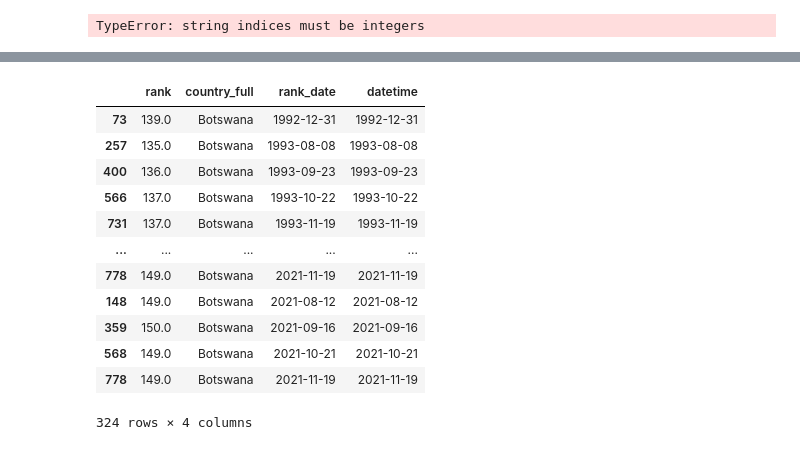
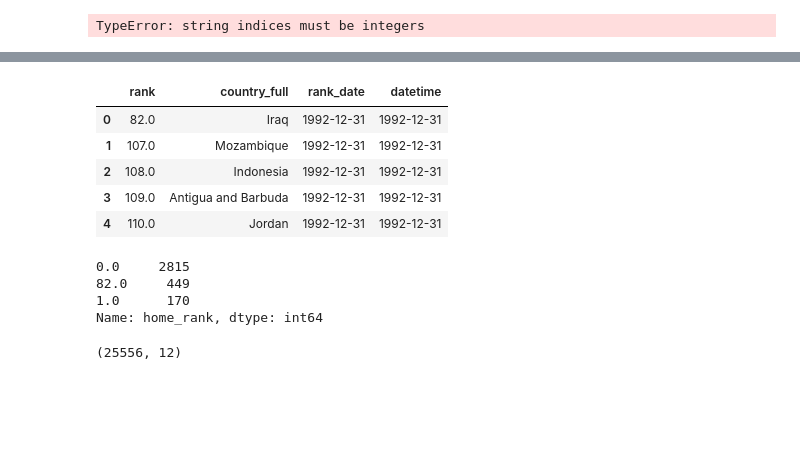
Before and after one commit to ajoneal/world-cup-qualifying-predictor, a Jupyter notebook: data-collection.ipynb, the cells around one changed output, grey strips where cells are left out. Cells and saved outputs as stored; diff of their text form; code cells hidden in the pictures; blank space fills up the shorter version.

```diff
--- a/data-collection.ipynb
+++ b/data-collection.ipynb
@@ -276,16 +283,20 @@ results.head(60)
-# %%
-rankings[rankings['country_full'].str.contains('Botswana')]
-# %% [output]
-|  | rank | country_full | rank_date | datetime |
-| 73 | 139.0 | Botswana | 1992-12-31 | 1992-12-31 |
-| 257 | 135.0 | Botswana | 1993-08-08 | 1993-08-08 |
-| 400 | 136.0 | Botswana | 1993-09-23 | 1993-09-23 |
-| 566 | 137.0 | Botswana | 1993-10-22 | 1993-10-22 |
-| 731 | 137.0 | Botswana | 1993-11-19 | 1993-11-19 |
-| ... | ... | ... | ... | ... |
-| 778 | 149.0 | Botswana | 2021-11-19 | 2021-11-19 |
-| 148 | 149.0 | Botswana | 2021-08-12 | 2021-08-12 |
-| 359 | 150.0 | Botswana | 2021-09-16 | 2021-09-16 |
-| 568 | 149.0 | Botswana | 2021-10-21 | 2021-10-21 |
-| 778 | 149.0 | Botswana | 2021-11-19 | 2021-11-19 |
-324 rows × 4 columns
+# %%
+rankings.head()
+# %% [output]
+|  | rank | country_full | rank_date | datetime |
+| 0 | 82.0 | Iraq | 1992-12-31 | 1992-12-31 |
+| 1 | 107.0 | Mozambique | 1992-12-31 | 1992-12-31 |
+| 2 | 108.0 | Indonesia | 1992-12-31 | 1992-12-31 |
+| 3 | 109.0 | Antigua and Barbuda | 1992-12-31 | 1992-12-31 |
+| 4 | 110.0 | Jordan | 1992-12-31 | 1992-12-31 |
+# %%
+results['home_rank'].value_counts()
+# %% [output]
+0.0     2815
+82.0     449
+1.0      170
+Name: home_rank, dtype: int64
+# %%
+results.shape
+# %% [output]
+(25556, 12)
```
Also changed, not shown: parts of 18 cells of this notebook.
